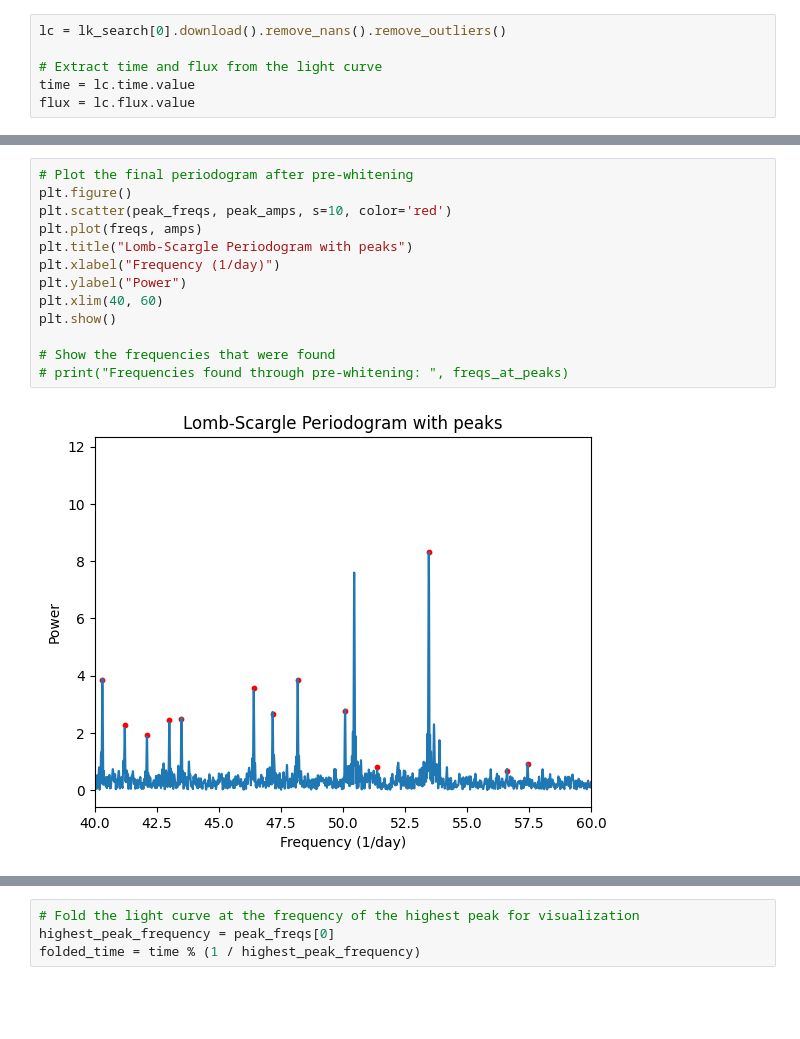
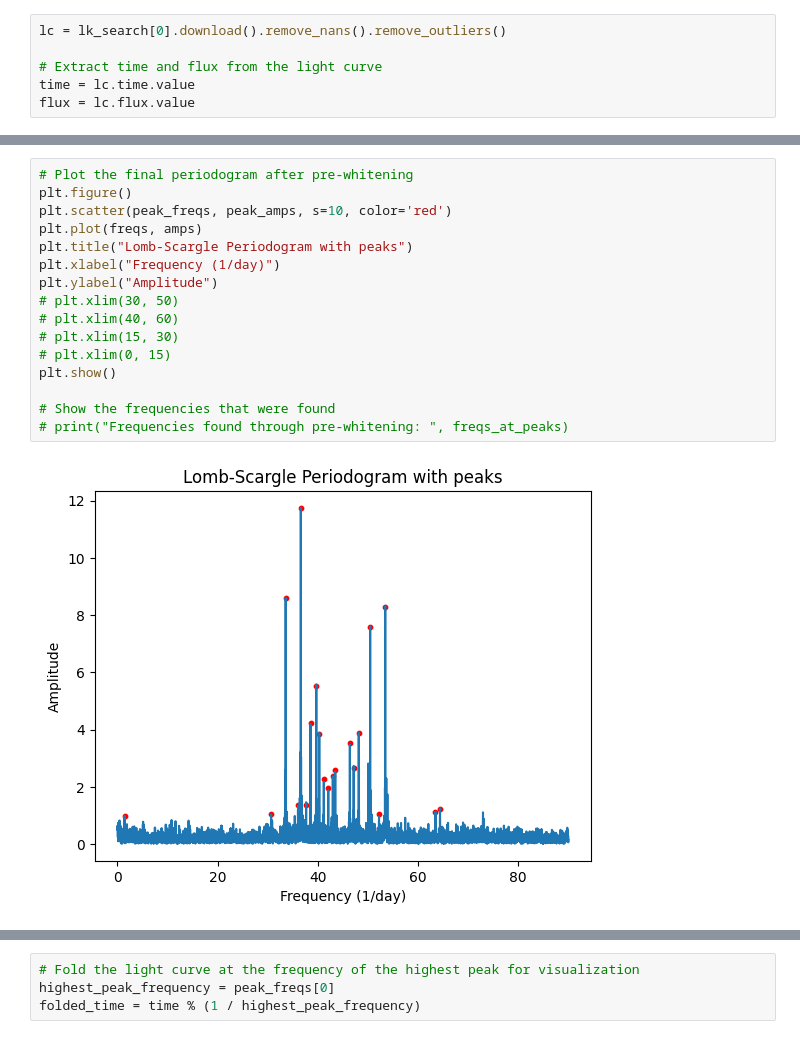
Before and after one commit to gautam-404/PreWhitener, a Jupyter notebook: peaks.ipynb, the cells around one changed output, grey strips where cells are left out. Drawn from its saved outputs; the diff is of its cells as text; blank space fills up the shorter version.

```diff
--- a/peaks.ipynb
+++ b/peaks.ipynb
@@ -201,18 +247,21 @@ Done!
 # %%
 # Plot the final periodogram after pre-whitening
 plt.figure()
 plt.scatter(peak_freqs, peak_amps, s=10, color='red')
 plt.plot(freqs, amps)
 plt.title("Lomb-Scargle Periodogram with peaks")
 plt.xlabel("Frequency (1/day)")
-plt.ylabel("Power")
-plt.xlim(40, 60)
+plt.ylabel("Amplitude")
+# plt.xlim(30, 50)
+# plt.xlim(40, 60)
+# plt.xlim(15, 30)
+# plt.xlim(0, 15)
 plt.show()
 
 # Show the frequencies that were found
 # print("Frequencies found through pre-whitening: ", freqs_at_peaks)
 # %% [output]
-[figure, old version]
+[figure, new version]
 # %%
 len(peak_freqs), len(peak_freqs), len(peak_amps), len(peaks)
 # %% [output]
```
Also changed, not shown: parts of 9 cells of this notebook.
